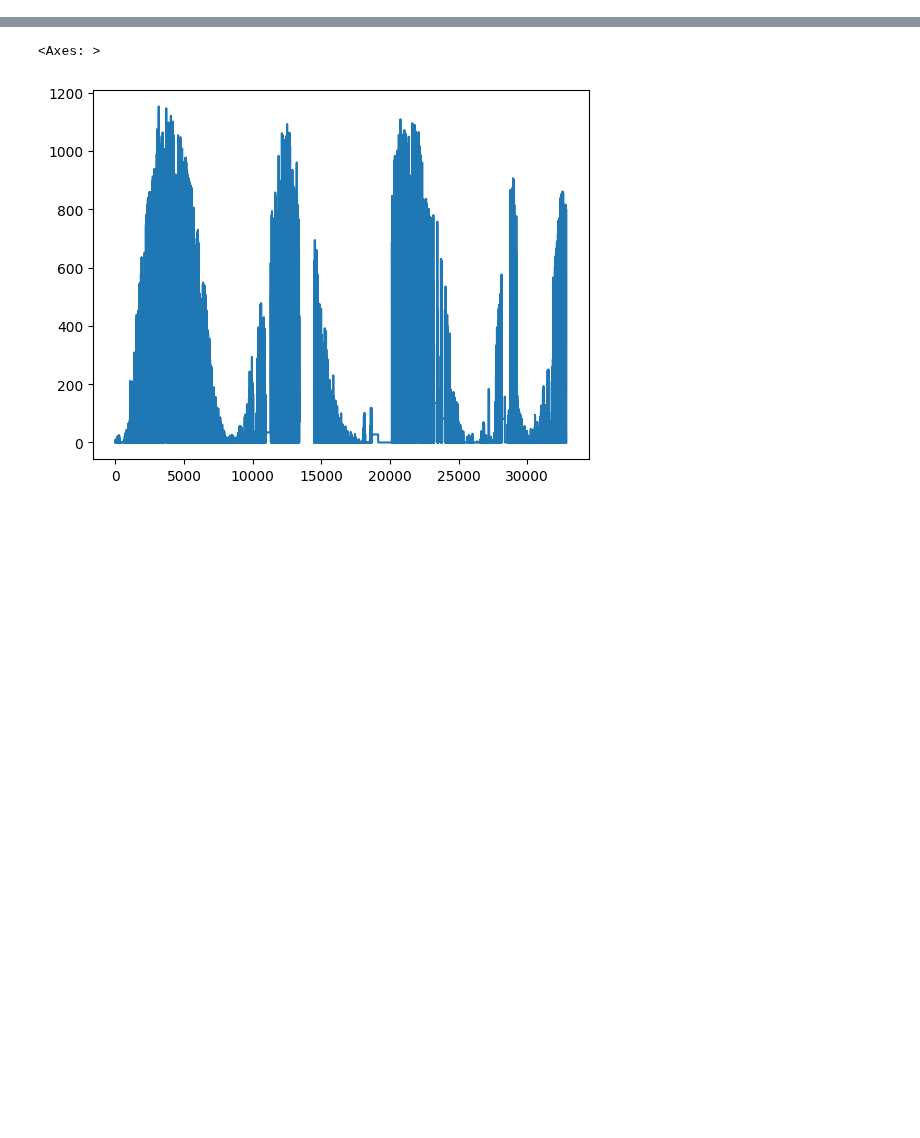
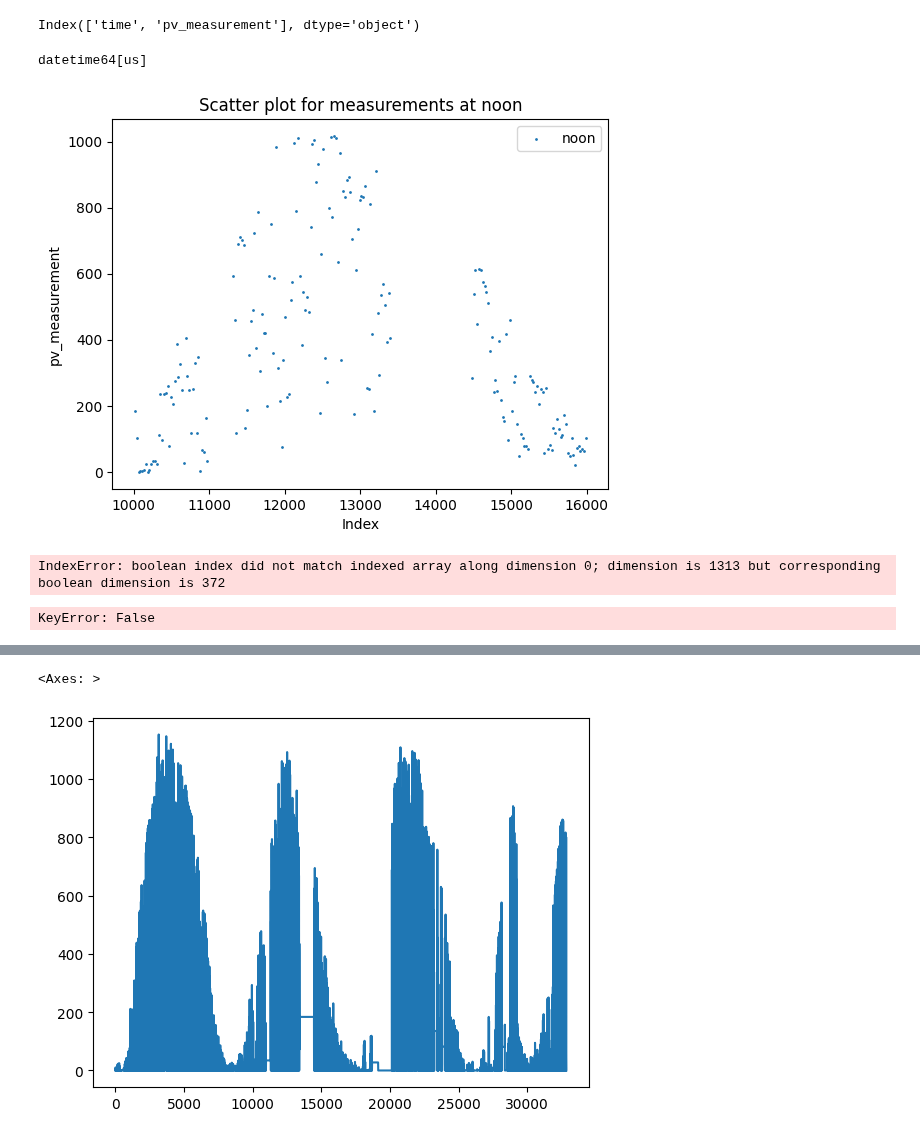
Before and after one commit to simenstang/TDT4173, a Jupyter notebook: data/notebooks_trials/short_notebook.ipynb, the cells around one changed output, grey strips where cells are left out. Saved outputs shown, nothing was run; the diff lists cells and outputs as text; code cells hidden in the pictures; blank space fills up the shorter version.

```diff
--- a/data/notebooks_trials/short_notebook.ipynb
+++ b/data/notebooks_trials/short_notebook.ipynb
@@ -20,0 +17,8 @@ for row_index in range(start, end + 1):
+# %%
+train_b.columns
+# %% [output]
+Index(['time', 'pv_measurement'], dtype='object')
+# %%
+print(train_b['time'].dtype)
+# %% [output]
+datetime64[us]
@@ -20,0 +29,69 @@ for row_index in range(start, end + 1):
+# %%
+# Define the x_start and x_end values
+x_start = 10000
+x_end = 16000
+
+# Filter the DataFrame to get rows where the 'time' is noon
+subset_noon = train_b[(train_b['time'].dt.hour == 12) & (train_b['time'].dt.minute == 0)]
+
+# Now create a mask based on the index values of the subset_noon DataFrame
+subset_mask = (subset_noon.index >= x_start) & (subset_noon.index <= x_end)
+
+# Apply the mask to the DataFrame and plot
+plt.scatter(subset_noon.index[subset_mask], subset_noon['pv_measurement'][subset_mask], label='noon', s=1)
+
+# Plotting details
+plt.xlabel('Index')
+plt.ylabel('pv_measurement')
+plt.title('Scatter plot for measurements at noon')
+plt.legend()
+plt.show()
+# %% [output]
+[figure, added]
+# %%
+# Restrict x-values
+x_start = 7500
+x_end =  17500
+subset_mask = (x >= x_start) & (x <= x_end)
+
+# Filter the DataFrame to get rows where the 'time' is noon
+subset_noon = train_b[(train_b['time'].dt.hour == 12) & (train_b['time'].dt.minute == 0)]
+subset_three = train_b[(train_b['time'].dt.hour == 15) & (train_b['time'].dt.minute == 0)]
+subset_six = train_b[(train_b['time'].dt.hour == 18) & (train_b['time'].dt.minute == 0)]
+#subset_midnight = train_b[(train_b['time'].dt.hour == 00) & (train_b['time'].dt.minute == 0)]
+
+# Plotting the subset
+plt.scatter(subset_noon.index[subset_mask], subset_noon['pv_measurement'][subset_mask], label='noon', s = 1)
+#plt.scatter(subset_three.index[subset_mask], subset_three['pv_measurement'][subset_mask], label='three', s = 1)
+#plt.scatter(subset_six.index[subset_mask], subset_six['pv_measurement'][subset_mask], label='six', s = 1)
+#plt.scatter(subset_midnight.index, subset_midnight['pv_measurement'], label='midnight', s = 1)
+
+
+# Compute the quadratic fit
+x = subset_noon.index[subset_mask]
+y = subset_noon['pv_measurement'][subset_mask]
+coefficients = np.polyfit(x, y, 2)  # 2 specifies that it's quadratic
+polynomial = np.poly1d(coefficients)
+y_fit = polynomial(x) # Generate y values of the fitted curve
+# Create the plot
+plt.plot(x, y_fit, color='blue', label='noon fit')
+
+
+# plotting
+plt.xlabel('Index')
+plt.ylabel('pv_measurement')
+plt.title('Scatter plot for measurements at noon')
+plt.legend()
+plt.show()
+# %% [output]
+IndexError: boolean index did not match indexed array along dimension 0; dimension is 1313 but corresponding boolean dimension is 372
+# %%
+
+
+plt.scatter(train_b.index, train_b['pv_measurement'], s = 1)
+
+plt.xlabel('index')
+plt.ylabel('pv_measurement')
+plt.show()
+# %% [output]
+KeyError: False
```
Also changed, not shown: parts of 9 cells of this notebook.
